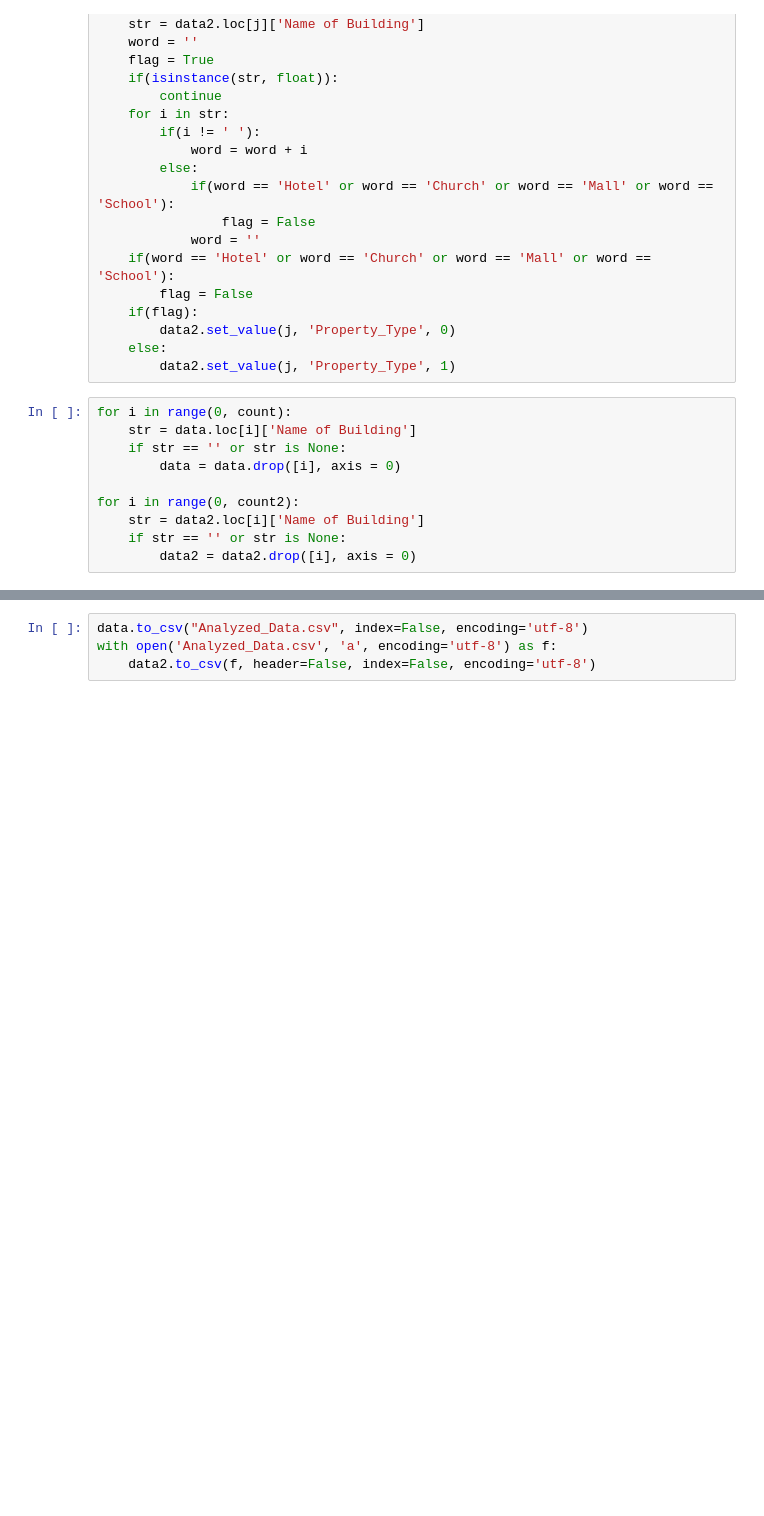
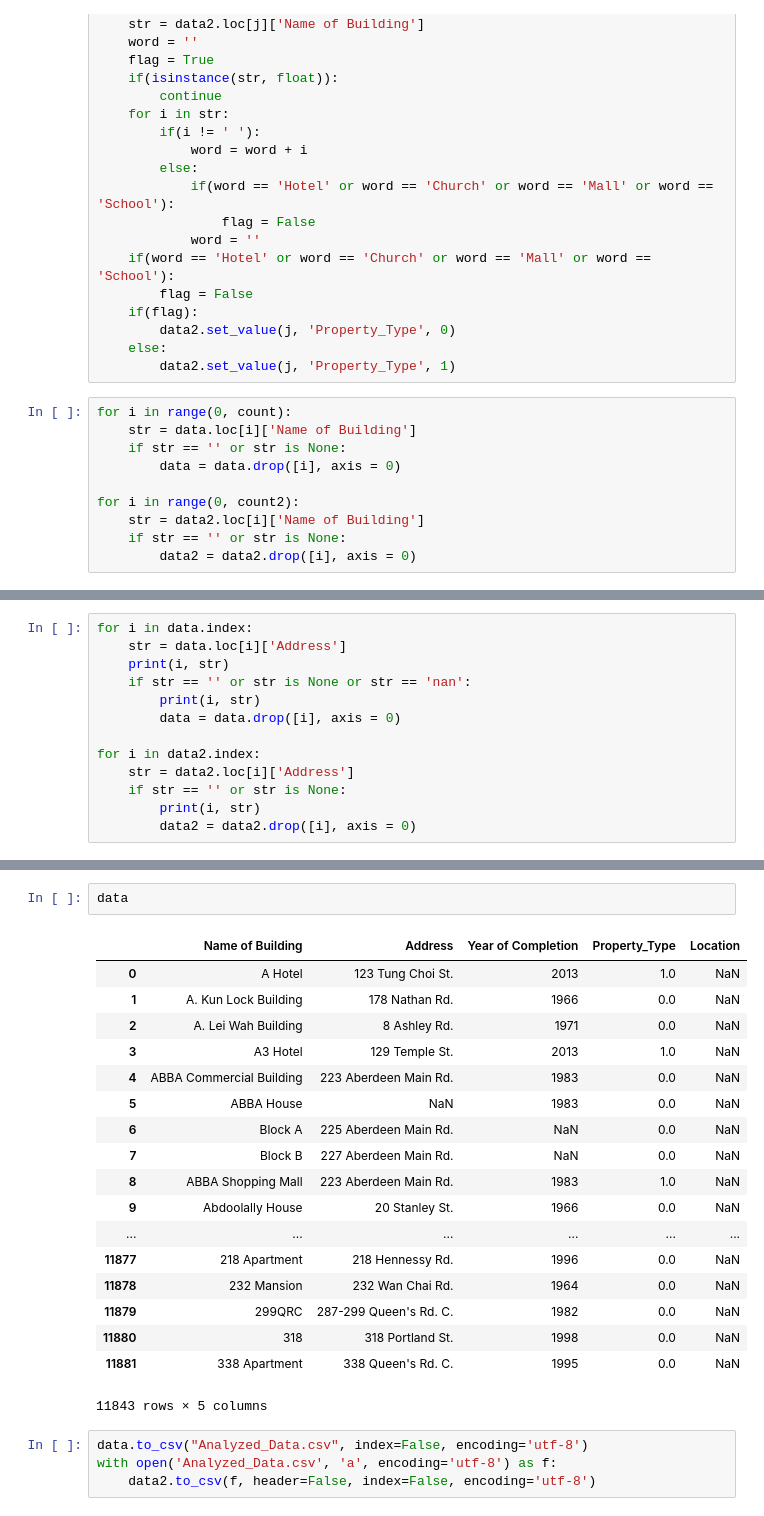
Before and after one commit to sudhamstarun/Spark, a Jupyter notebook: Machine Learning/Dataset_Analysis.ipynb, the cells around one changed output, grey strips where cells are left out. Saved outputs shown, nothing was run; the diff lists cells and outputs as text; blank space fills up the shorter version.

Commit message:
Cleaning Data

```diff
--- a/Machine Learning/Dataset_Analysis.ipynb
+++ b/Machine Learning/Dataset_Analysis.ipynb
@@ -113,0 +93,13 @@ data2
+# %%
+for i in data.index:
+    str = data.loc[i]['Address']
+    print(i, str)
+    if str == '' or str is None or str == 'nan':
+        print(i, str)
+        data = data.drop([i], axis = 0)
+
+for i in data2.index:
+    str = data2.loc[i]['Address']
+    if str == '' or str is None:
+        print(i, str)
+        data2 = data2.drop([i], axis = 0)
@@ -114,3 +124,24 @@ data2
+# %%
+data
+# %% [output]
+|  | Name of Building | Address | Year of Completion | Property_Type | Location |
+| 0 | A Hotel | 123 Tung Choi St. | 2013 | 1.0 | NaN |
+| 1 | A. Kun Lock Building | 178 Nathan Rd. | 1966 | 0.0 | NaN |
+| 2 | A. Lei Wah Building | 8 Ashley Rd. | 1971 | 0.0 | NaN |
+| 3 | A3 Hotel | 129 Temple St. | 2013 | 1.0 | NaN |
+| 4 | ABBA Commercial Building | 223 Aberdeen Main Rd. | 1983 | 0.0 | NaN |
+| 5 | ABBA House | NaN | 1983 | 0.0 | NaN |
+| 6 | Block A | 225 Aberdeen Main Rd. | NaN | 0.0 | NaN |
+| 7 | Block B | 227 Aberdeen Main Rd. | NaN | 0.0 | NaN |
+| 8 | ABBA Shopping Mall | 223 Aberdeen Main Rd. | 1983 | 1.0 | NaN |
+| 9 | Abdoolally House | 20 Stanley St. | 1966 | 0.0 | NaN |
+| ... | ... | ... | ... | ... | ... |
+| 11877 | 218 Apartment | 218 Hennessy Rd. | 1996 | 0.0 | NaN |
+| 11878 | 232 Mansion | 232 Wan Chai Rd. | 1964 | 0.0 | NaN |
+| 11879 | 299QRC | 287-299 Queen's Rd. C. | 1982 | 0.0 | NaN |
+| 11880 | 318 | 318 Portland St. | 1998 | 0.0 | NaN |
+| 11881 | 338 Apartment | 338 Queen's Rd. C. | 1995 | 0.0 | NaN |
+11843 rows × 5 columns
 # %%
 data.to_csv("Analyzed_Data.csv", index=False, encoding='utf-8')
 with open('Analyzed_Data.csv', 'a', encoding='utf-8') as f:
```
Also changed, not shown: parts of 2 cells of this notebook.
